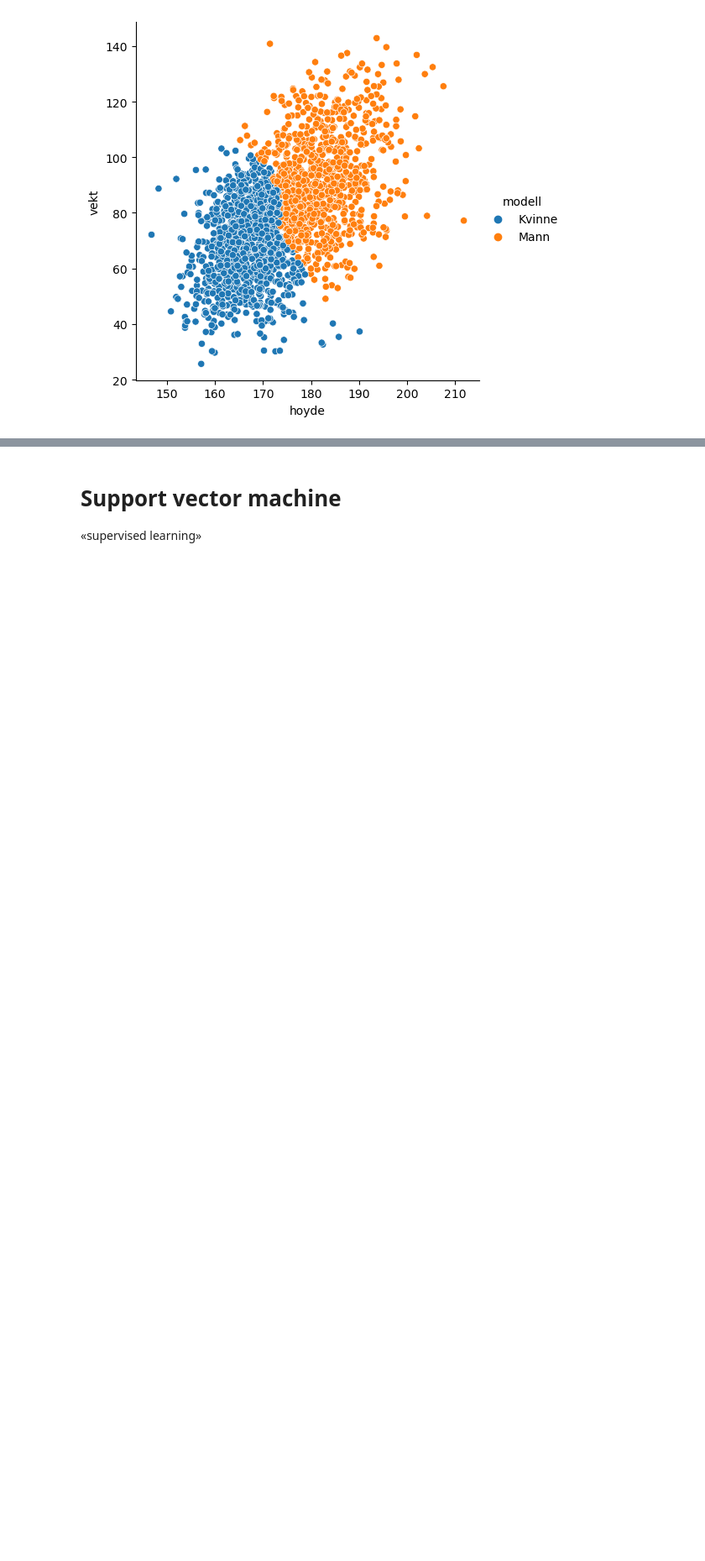
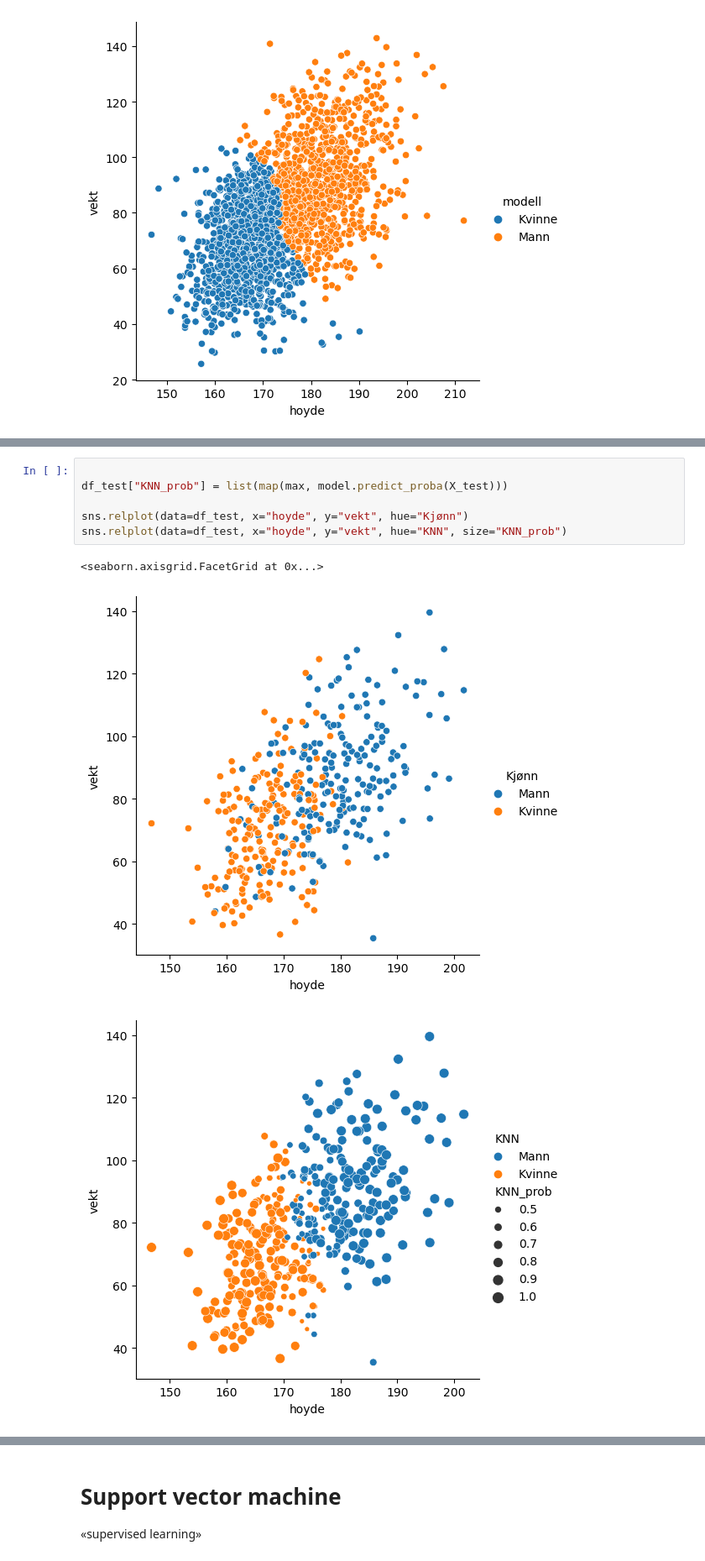
Before and after one commit to jonasjul/IIRA2001H24, a Jupyter notebook: 13-Maskinlæring-Sikkerhet/Maskinlæring-JH.ipynb, the cells around one changed output, grey strips where cells are left out. Shown at 84% size. Drawn from its saved outputs; the diff is of its cells as text; blank space fills up the shorter version.

```diff
--- a/13-Maskinlæring-Sikkerhet/Maskinlæring-JH.ipynb
+++ b/13-Maskinlæring-Sikkerhet/Maskinlæring-JH.ipynb
@@ -323,4 +320,14 @@ sns.relplot(data=df_test, x="hoyde", y="vekt", hue="KNN")
 <seaborn.axisgrid.FacetGrid at 0x...>
 [figure]
 [figure]
+# %%
+
+df_test["KNN_prob"] = list(map(max, model.predict_proba(X_test)))
+
+sns.relplot(data=df_test, x="hoyde", y="vekt", hue="Kjønn")
+sns.relplot(data=df_test, x="hoyde", y="vekt", hue="KNN", size="KNN_prob")
+# %% [output]
+<seaborn.axisgrid.FacetGrid at 0x...>
+[figure, added]
+[figure, added]
 # %% [markdown]
```
Also changed, not shown: parts of 5 cells of this notebook.
